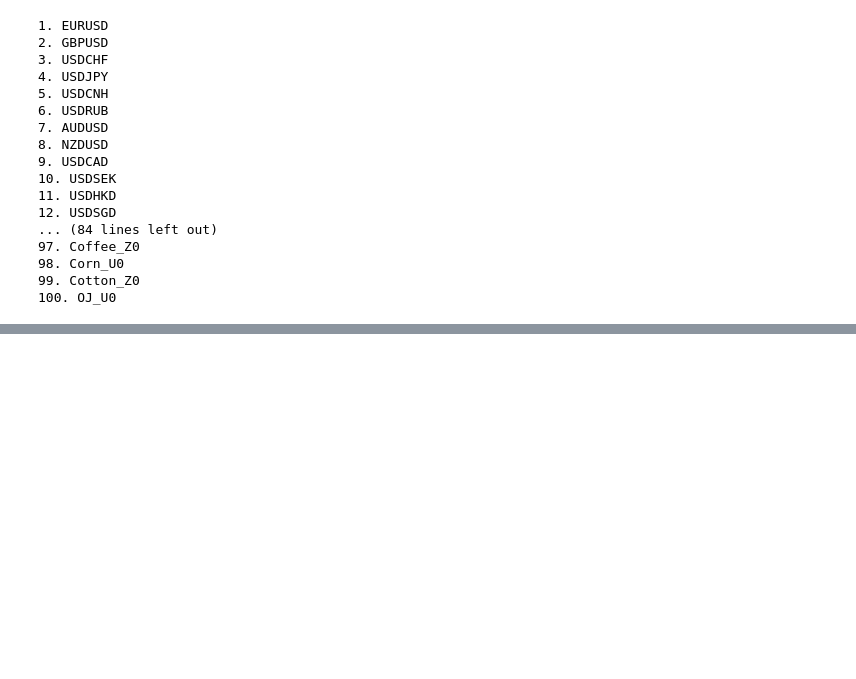
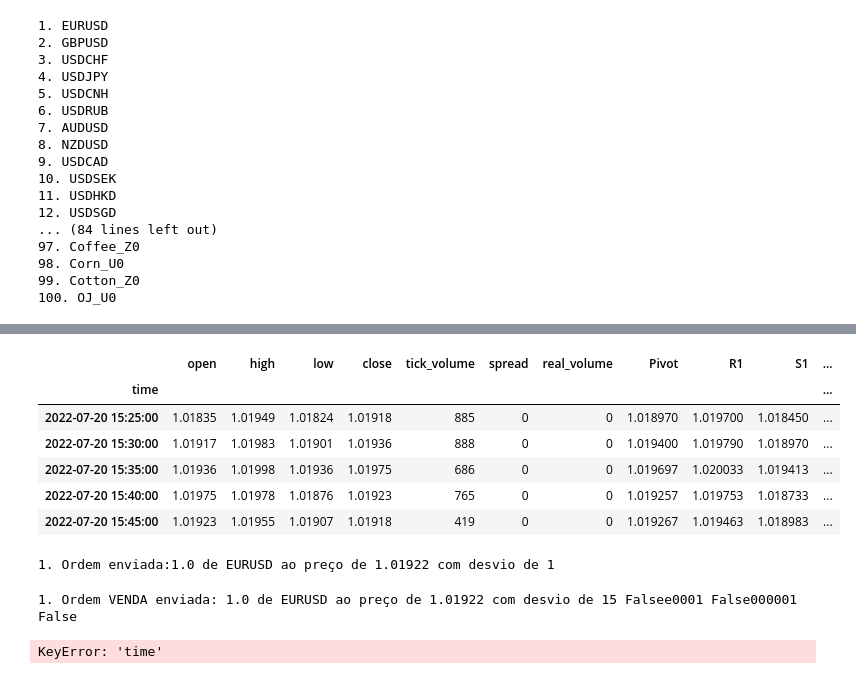
Before and after one commit to ValdecyCaetano/METATRADER, a Jupyter notebook: Metatrader iniciando.ipynb, the cells around one changed output, grey strips where cells are left out. Cells and saved outputs as stored; diff of their text form; code cells hidden in the pictures; blank space fills up the shorter version.

```diff
--- a/Metatrader iniciando.ipynb
+++ b/Metatrader iniciando.ipynb
@@ -86,0 +95,29 @@ print(data)
+# %%
+def get_ohlc(ativo, timeframe, n=5):
+    ativo = mt5.copy_rates_from_pos(ativo,timeframe, 0, n)
+    ativo = pd.DataFrame(ativo)
+    ativo['time'] = pd.to_datetime(ativo['time'], unit='s')
+    ativo['Pivot'] = (ativo['high'] + ativo['low'] + ativo['close'])/3
+    ativo['R1'] = 2*ativo['Pivot'] - ativo['low']
+    ativo['S1'] = 2*ativo['Pivot'] - ativo['high']
+    ativo['R2'] = ativo['Pivot'] + (ativo['high'] - ativo['low'])
+    ativo['S2'] = ativo['Pivot'] - (ativo['high'] - ativo['low'])
+    ativo['R3'] = ativo['Pivot'] + 2*(ativo['high'] - ativo['low'])
+    ativo['S3'] = ativo['Pivot'] - 2*(ativo['high'] - ativo['low'])
+
+
+    ativo.set_index('time', inplace = True)
+    return ativo
+# %%
+ativo = (get_ohlc('EURUSD', mt5.TIMEFRAME_M5))
+# %%
+#verifica se está calculando
+ativo
+# %% [output]
+|  | open | high | low | close | tick_volume | spread | real_volume | Pivot | R1 | S1 | ... |
+| time |  |  |  |  |  |  |  |  |  |  | ... |
+| 2022-07-20 15:25:00 | 1.01835 | 1.01949 | 1.01824 | 1.01918 | 885 | 0 | 0 | 1.018970 | 1.019700 | 1.018450 | ... |
+| 2022-07-20 15:30:00 | 1.01917 | 1.01983 | 1.01901 | 1.01936 | 888 | 0 | 0 | 1.019400 | 1.019790 | 1.018970 | ... |
+| 2022-07-20 15:35:00 | 1.01936 | 1.01998 | 1.01936 | 1.01975 | 686 | 0 | 0 | 1.019697 | 1.020033 | 1.019413 | ... |
+| 2022-07-20 15:40:00 | 1.01975 | 1.01978 | 1.01876 | 1.01923 | 765 | 0 | 0 | 1.019257 | 1.019753 | 1.018733 | ... |
+| 2022-07-20 15:45:00 | 1.01923 | 1.01955 | 1.01907 | 1.01918 | 419 | 0 | 0 | 1.019267 | 1.019463 | 1.018983 | ... |
@@ -86,0 +173,34 @@ print(data)
+# %%
+#ENVIO de Ordem buy, APENAS UM TESTE PARA SABER SE A COMUNICAÇÃO ENTRE PYTHON E MT5 ESTÁ CORRETA...
+result = mt5.order_send(request)
+#verificando a resultado da execulção
+print(f'1. Ordem enviada:{lot} de {symbol} ao preço de {price} com desvio de {desviation}',end  = '\r')
+# %% [output]
+1. Ordem enviada:1.0 de EURUSD ao preço de 1.01922 com desvio de 1
+# %%
+# EXECULÇÃO DO BOT PIVOTPOINT
+# ANTES DE EXECUTAR ESSA CELULA CERTIFIQUE QUE NENHUMA ORDEM ESTEJA ABERTA.
+
+tempo = time.time() + 18000
+while time.time() < tempo:
+    ativo = (get_ohlc('EURUSD', mt5.TIMEFRAME_M5))
+    tick = mt5.symbol_info_tick('EURUSD')
+    print (f'EURUSD - ultimo valor: {tick.last}, Topo do Book C: {tick.bid},Topo do Book V: {tick.ask}', tick.last>ativo['Pivot'][-1 -1], end  = '\r')
+    if tick.last> ativo['Pivot'][-1 -1]:
+        if mt5.positions_get(symbol="EURUSD") == () or mt5.positions_get(symbol="EURUSD")[0][5] == 1:
+            #enviadno ordem de compra
+            result = mt5.order_send(request)
+            print(f'1. Ordem COMPRA enviada:{lot} de {symbol} ao preço de {price} com desvio de {desviation}',end  = '\r')
+
+    if tick.last <ativo['S1'][-1 -1]:
+
+        if mt5.positions_get(symbol="EURUSD") == () or mt5.positions_get(symbol="EURUSD")[0][5] == 0:
+            #enviadno ordem de venda
+            result = mt5.order_send(request2)
+        #verificando a resultado da execulção
+            print(f'1. Ordem VENDA enviada: {lot} de {symbol} ao preço de {price} com desvio de {desviation}',end  = '\r')
+
+    time.sleep(0.10)
+# %% [output]
+1. Ordem VENDA enviada: 1.0 de EURUSD ao preço de 1.01922 com desvio de 15 Falsee0001 False000001 False
+KeyError: 'time'
```
Also changed, not shown: parts of 6 cells of this notebook.
